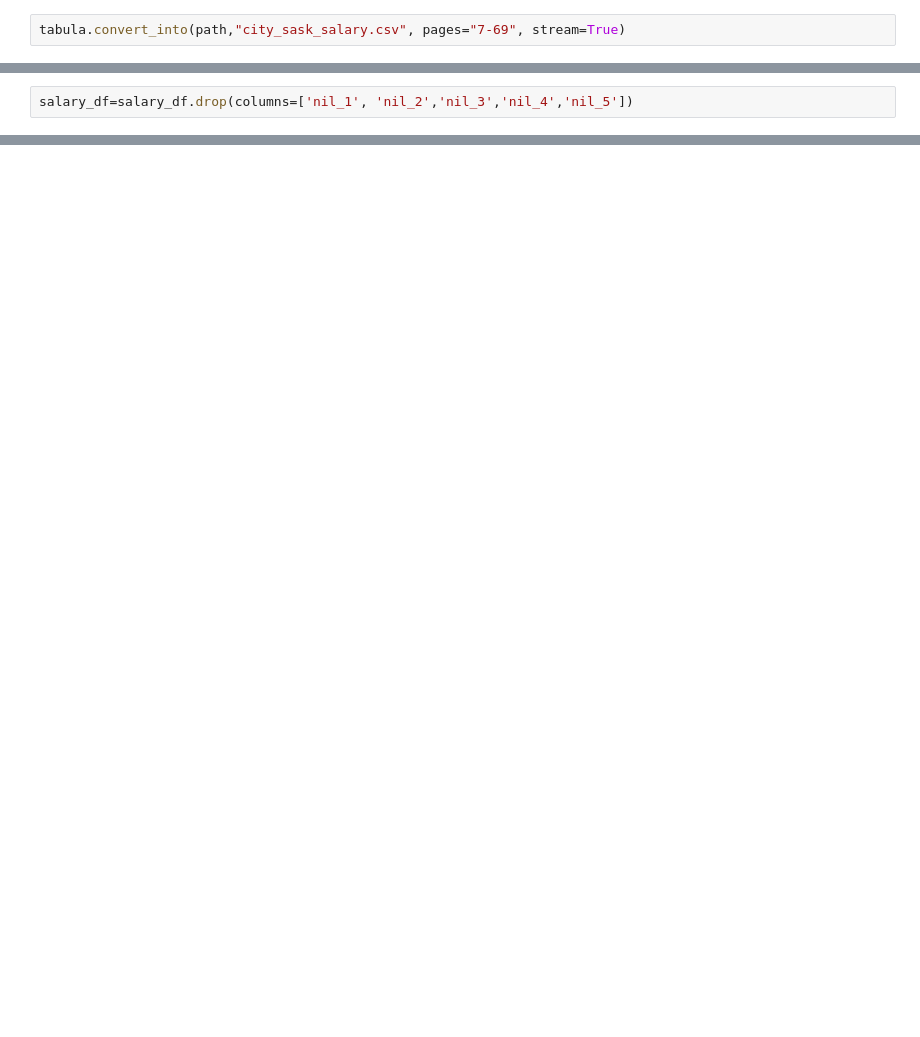
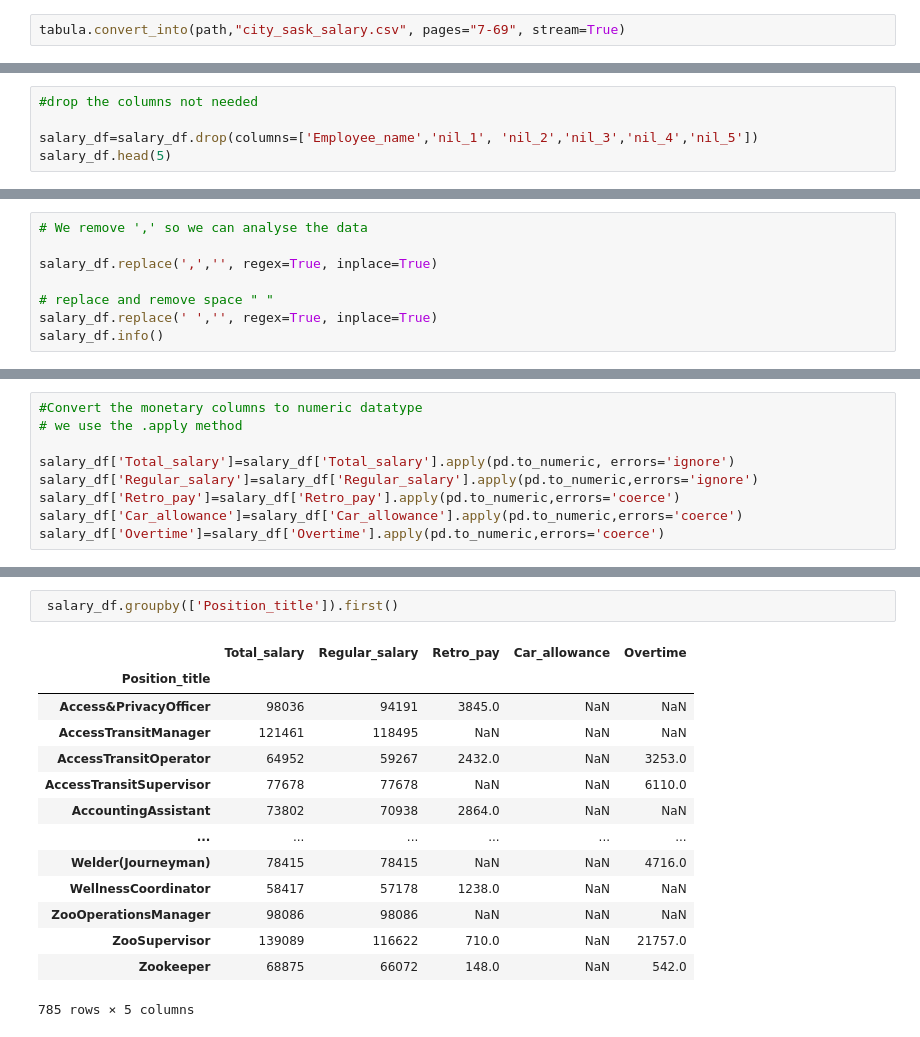
Before and after one commit to dkaybee/city_employee_salary, a Jupyter notebook: city_employee_salary.ipynb, the cells around one changed output, grey strips where cells are left out. Cells and saved outputs as stored; diff of their text form; blank space fills up the shorter version.

```diff
--- a/city_employee_salary.ipynb
+++ b/city_employee_salary.ipynb
@@ -44,4 +34,7 @@ salary_df.head(5)
 | 3 | Abdella, Yusuf I | Certified Professional Bus Operator | NaN | 68,384 | NaN | 59,356 | NaN | 2,429 | ... |
 | 4 | Abdul-Hamid, Islamuddin Dean | Operator | NaN | 62,979 | NaN | 55,637 | NaN | 2,149 | ... |
 # %%
-salary_df=salary_df.drop(columns=['nil_1', 'nil_2','nil_3','nil_4','nil_5'])
+#drop the columns not needed
+
+salary_df=salary_df.drop(columns=['Employee_name','nil_1', 'nil_2','nil_3','nil_4','nil_5'])
+salary_df.head(5)
@@ -65,0 +66,8 @@ salary_df.groupby(["Position_title", "Total_salary"]).max()
+# %%
+# We remove ',' so we can analyse the data
+
+salary_df.replace(',','', regex=True, inplace=True)
+
+# replace and remove space " "
+salary_df.replace(' ','', regex=True, inplace=True)
+salary_df.info()
@@ -65,0 +88,9 @@ salary_df.groupby(["Position_title", "Total_salary"]).max()
+# %%
+#Convert the monetary columns to numeric datatype
+# we use the .apply method
+
+salary_df['Total_salary']=salary_df['Total_salary'].apply(pd.to_numeric, errors='ignore')
+salary_df['Regular_salary']=salary_df['Regular_salary'].apply(pd.to_numeric,errors='ignore')
+salary_df['Retro_pay']=salary_df['Retro_pay'].apply(pd.to_numeric,errors='coerce')
+salary_df['Car_allowance']=salary_df['Car_allowance'].apply(pd.to_numeric,errors='coerce')
+salary_df['Overtime']=salary_df['Overtime'].apply(pd.to_numeric,errors='coerce')
@@ -65,0 +157,17 @@ salary_df.groupby(["Position_title", "Total_salary"]).max()
+# %%
+ salary_df.groupby(['Position_title']).first()
+# %% [output]
+|  | Total_salary | Regular_salary | Retro_pay | Car_allowance | Overtime |
+| Position_title |  |  |  |  |  |
+| Access&PrivacyOfficer | 98036 | 94191 | 3845.0 | NaN | NaN |
+| AccessTransitManager | 121461 | 118495 | NaN | NaN | NaN |
+| AccessTransitOperator | 64952 | 59267 | 2432.0 | NaN | 3253.0 |
+| AccessTransitSupervisor | 77678 | 77678 | NaN | NaN | 6110.0 |
+| AccountingAssistant | 73802 | 70938 | 2864.0 | NaN | NaN |
+| ... | ... | ... | ... | ... | ... |
+| Welder(Journeyman) | 78415 | 78415 | NaN | NaN | 4716.0 |
+| WellnessCoordinator | 58417 | 57178 | 1238.0 | NaN | NaN |
+| ZooOperationsManager | 98086 | 98086 | NaN | NaN | NaN |
+| ZooSupervisor | 139089 | 116622 | 710.0 | NaN | 21757.0 |
+| Zookeeper | 68875 | 66072 | 148.0 | NaN | 542.0 |
+785 rows × 5 columns
```
Also changed, not shown: parts of 11 cells of this notebook.
